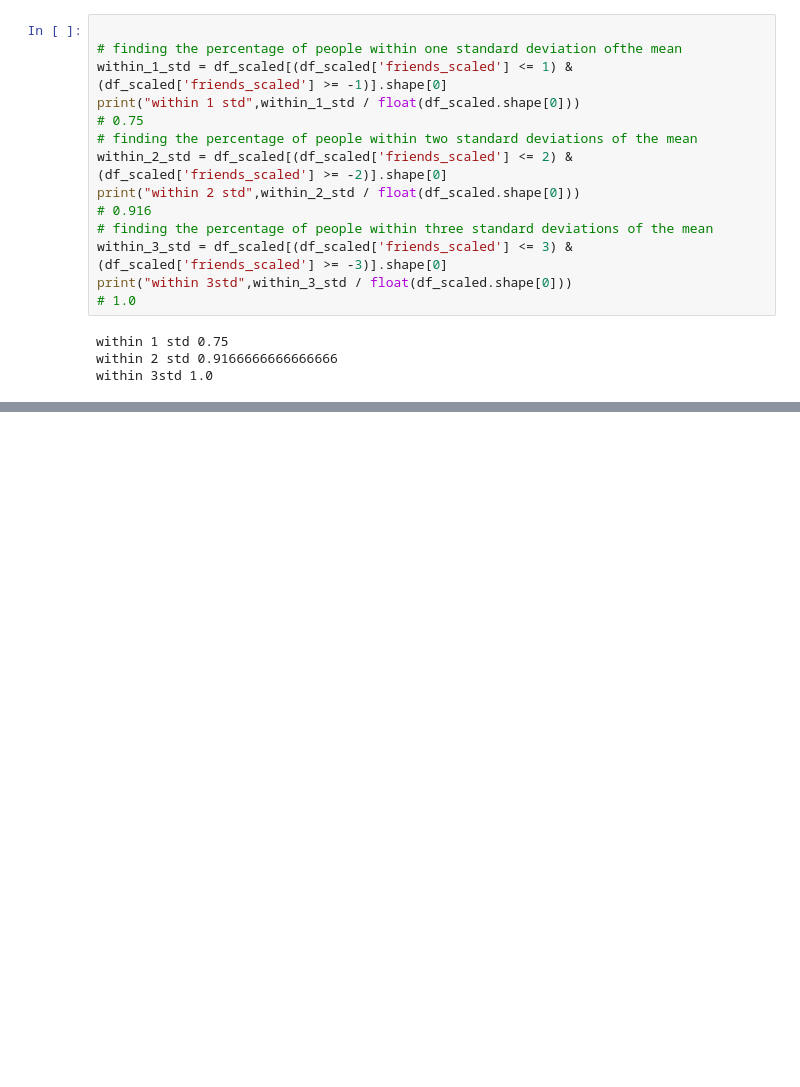
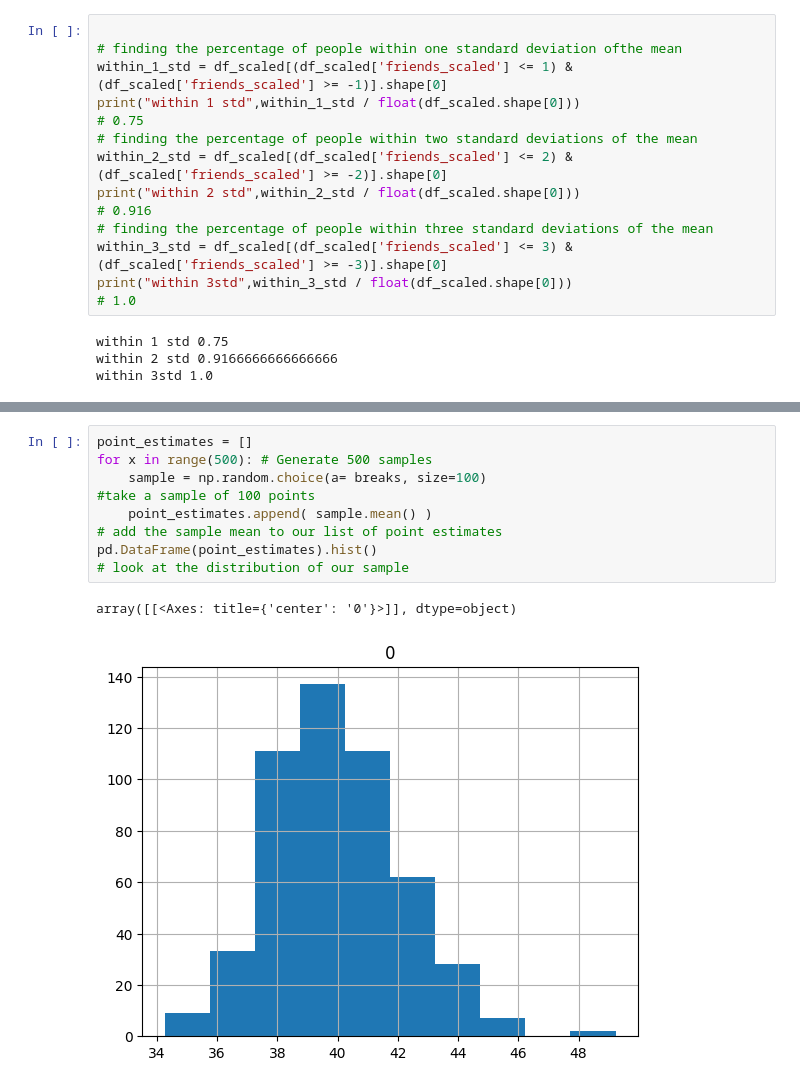
Before and after one commit to adarshakharel064-prog/Foundation_of_Data_Science, a Jupyter notebook: lab.ipynb, the cells around one changed output, grey strips where cells are left out. Saved outputs shown, nothing was run; the diff lists cells and outputs as text; blank space fills up the shorter version.

```diff
--- a/lab.ipynb
+++ b/lab.ipynb
@@ -204,0 +208,12 @@ pd.DataFrame(breaks).hist(bins=50,range=(5,100))
+# %%
+point_estimates = []
+for x in range(500): # Generate 500 samples
+    sample = np.random.choice(a= breaks, size=100)
+#take a sample of 100 points
+    point_estimates.append( sample.mean() )
+# add the sample mean to our list of point estimates
+pd.DataFrame(point_estimates).hist()
+# look at the distribution of our sample
+# %% [output]
+array([[<Axes: title={'center': '0'}>]], dtype=object)
+[figure, added]
```
Also changed, not shown: parts of 66 cells of this notebook, 1 other file.
